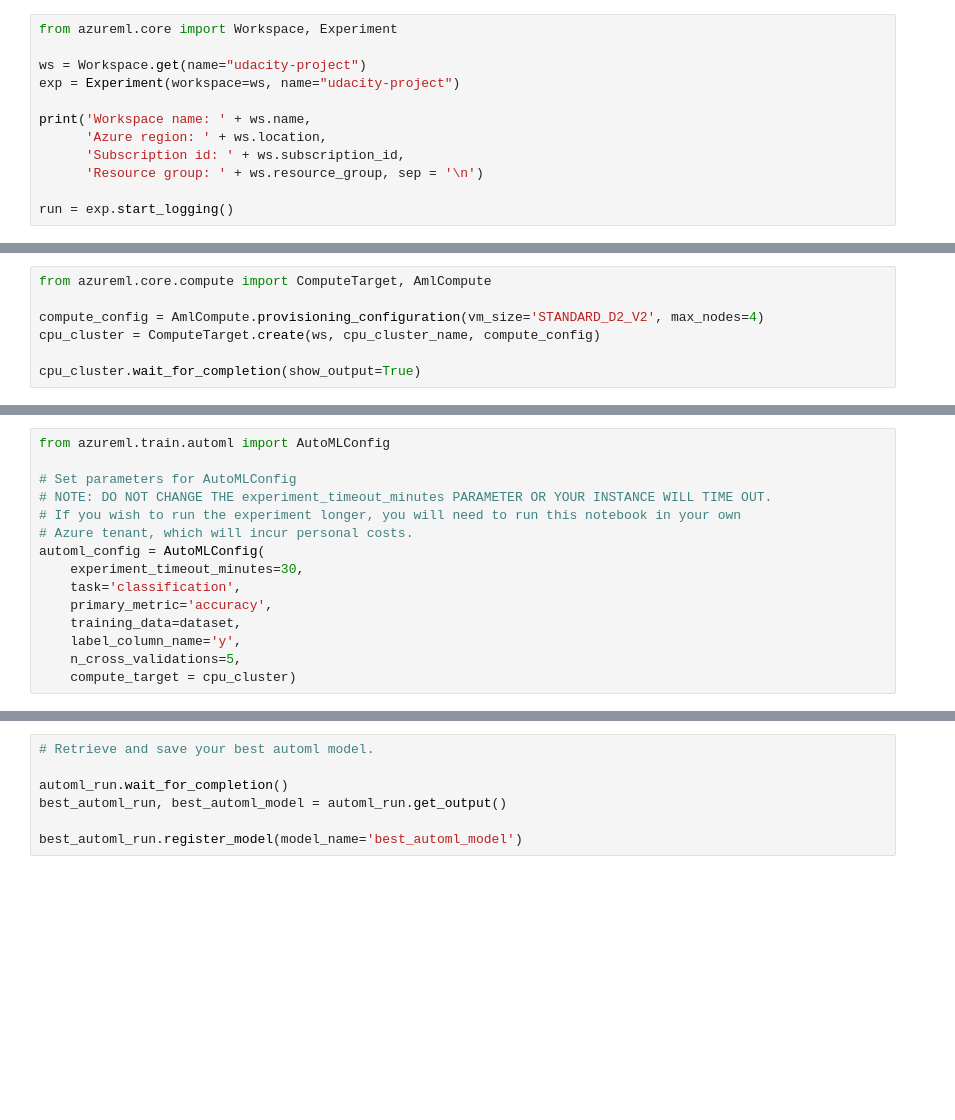
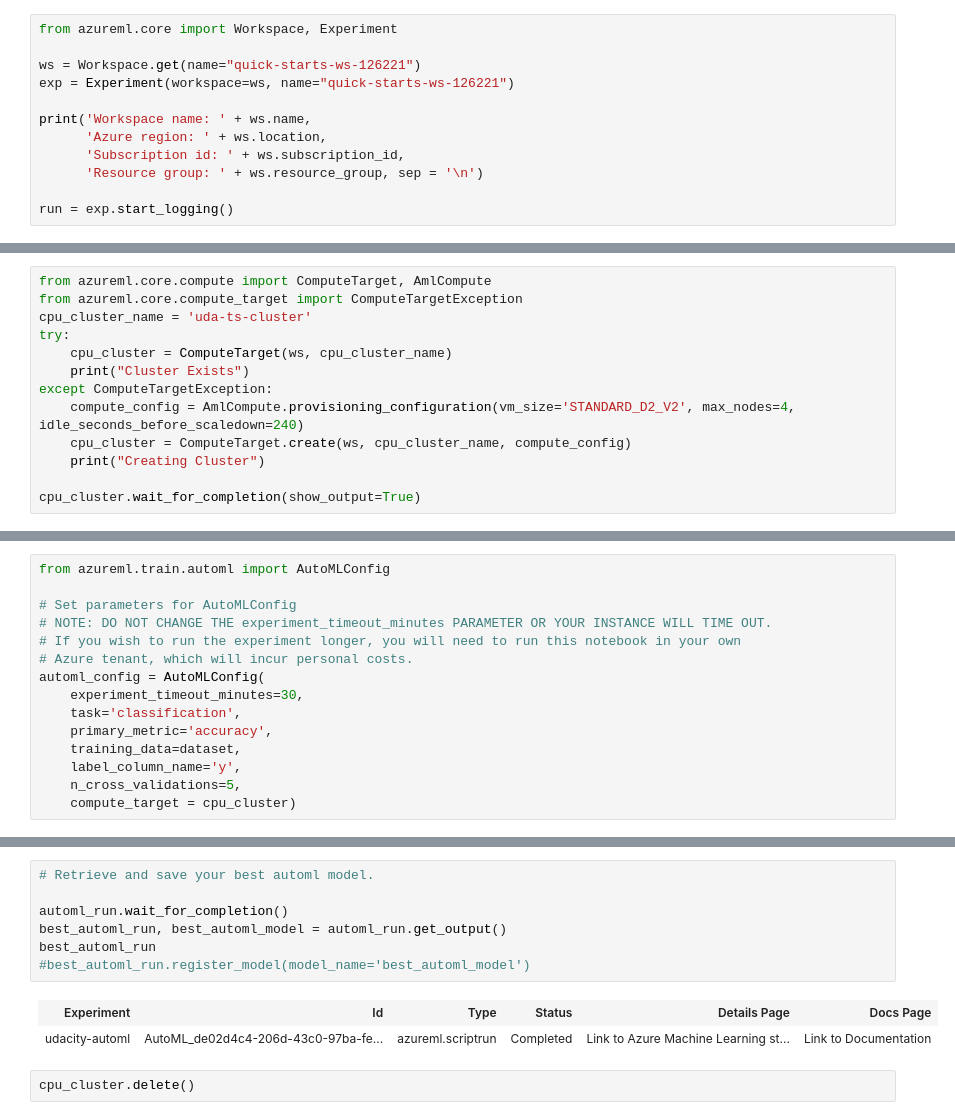
Before and after one commit to TarogStar/nd00333_AZMLND_Optimizing_a_Pipeline_in_Azure-Starter_Files, a Jupyter notebook: udacity-project.ipynb, the cells around one changed output, grey strips where cells are left out. Cells and saved outputs as stored; diff of their text form; blank space fills up the shorter version.

Commit message:
Upload final files from Experiments
AutoML Model generated and final notebook file.  Image of cluster being deleted.

```diff
--- a/udacity-project.ipynb
+++ b/udacity-project.ipynb
@@ -1,8 +1,8 @@
 # %%
 from azureml.core import Workspace, Experiment
 
-ws = Workspace.get(name="udacity-project")
-exp = Experiment(workspace=ws, name="udacity-project")
+ws = Workspace.get(name="quick-starts-ws-126221")
+exp = Experiment(workspace=ws, name="quick-starts-ws-126221")
 
 print('Workspace name: ' + ws.name,
       'Azure region: ' + ws.location,
@@ -13,7 +18,13 @@ run = exp.start_logging()
 # %%
 from azureml.core.compute import ComputeTarget, AmlCompute
-
-compute_config = AmlCompute.provisioning_configuration(vm_size='STANDARD_D2_V2', max_nodes=4)
-cpu_cluster = ComputeTarget.create(ws, cpu_cluster_name, compute_config)
+from azureml.core.compute_target import ComputeTargetException
+cpu_cluster_name = 'uda-ts-cluster'
+try:
+    cpu_cluster = ComputeTarget(ws, cpu_cluster_name)
+    print("Cluster Exists")
+except ComputeTargetException:
+    compute_config = AmlCompute.provisioning_configuration(vm_size='STANDARD_D2_V2', max_nodes=4, idle_seconds_before_scaledown=240)
+    cpu_cluster = ComputeTarget.create(ws, cpu_cluster_name, compute_config)
+    print("Creating Cluster")
 
 cpu_cluster.wait_for_completion(show_output=True)
@@ -124,7 +183,12 @@ RunDetails(automl_run).show()
 # %%
 # Retrieve and save your best automl model.
 
 automl_run.wait_for_completion()
 best_automl_run, best_automl_model = automl_run.get_output()
-
-best_automl_run.register_model(model_name='best_automl_model')
+best_automl_run
+#best_automl_run.register_model(model_name='best_automl_model')
+# %% [output]
+| Experiment | Id | Type | Status | Details Page | Docs Page |
+| udacity-automl | AutoML_de02d4c4-206d-43c0-97ba-fe... | azureml.scriptrun | Completed | Link to Azure Machine Learning st... | Link to Documentation |
+# %%
+cpu_cluster.delete()
```
Also changed, not shown: parts of 7 cells of this notebook, 2 other files.
